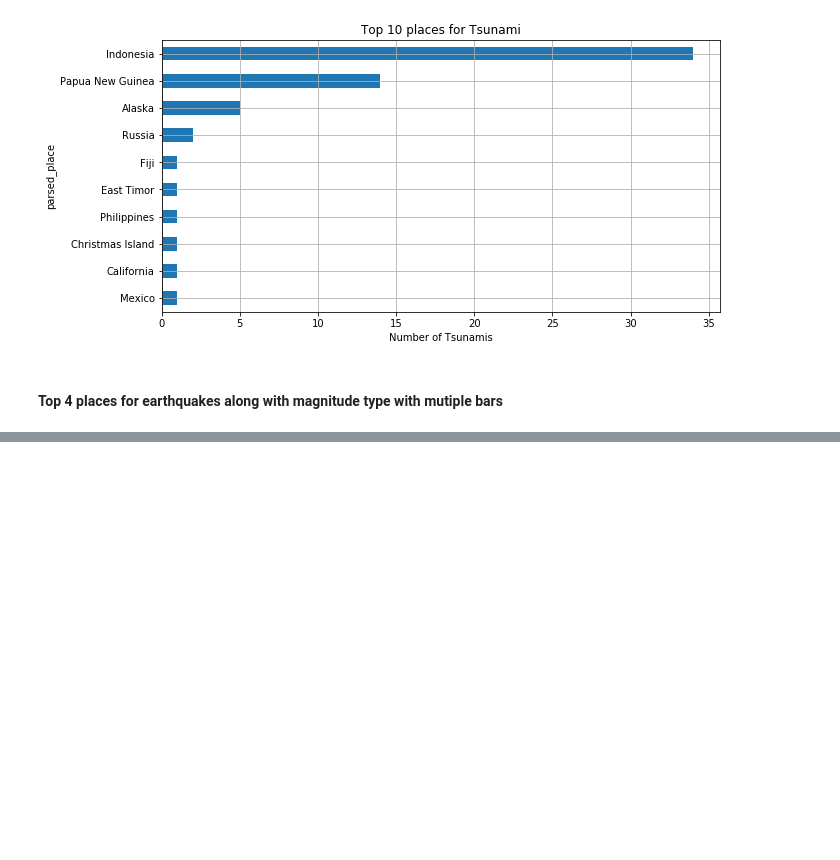
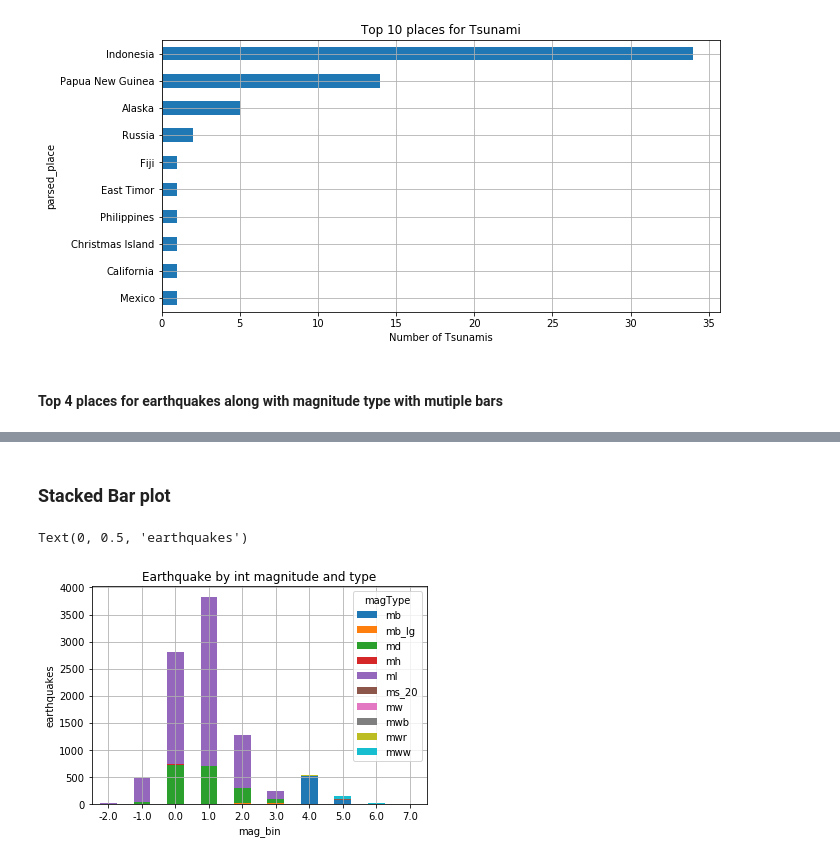
Before and after one commit to adityarj-pazuzu/Data-Visualization, a Jupyter notebook: Data Visualization using Matplotlib and Seaborn.ipynb, the cells around one changed output, grey strips where cells are left out. Saved outputs shown, nothing was run; the diff lists cells and outputs as text; code cells hidden in the pictures; blank space fills up the shorter version.

```diff
--- a/Data Visualization using Matplotlib and Seaborn.ipynb
+++ b/Data Visualization using Matplotlib and Seaborn.ipynb
@@ -200,0 +215,15 @@ Text(0.5, 0, 'Number of Tsunamis')
+# %% [markdown]
+### Stacked Bar plot
+# %%
+#Create pivot table with Magnitude as index
+#For that first round off the magnitude to int using np.floor
+#Pivote table will be created with count of earthquakes of magType and magnitude
+pivot = quakes.assign(mag_bin = lambda x:np.floor(x.mag)).pivot_table(
+    index='mag_bin', columns='magType', values='mag', aggfunc='count')
+
+#use this pivote table to create stacked bar chart
+pivot.plot.bar(stacked=True, rot=0, title='Earthquake by int magnitude and type', grid=True)
+plt.ylabel('earthquakes')
+# %% [output]
+Text(0, 0.5, 'earthquakes')
+[figure, added]
```
Also changed, not shown: parts of 27 cells of this notebook.
